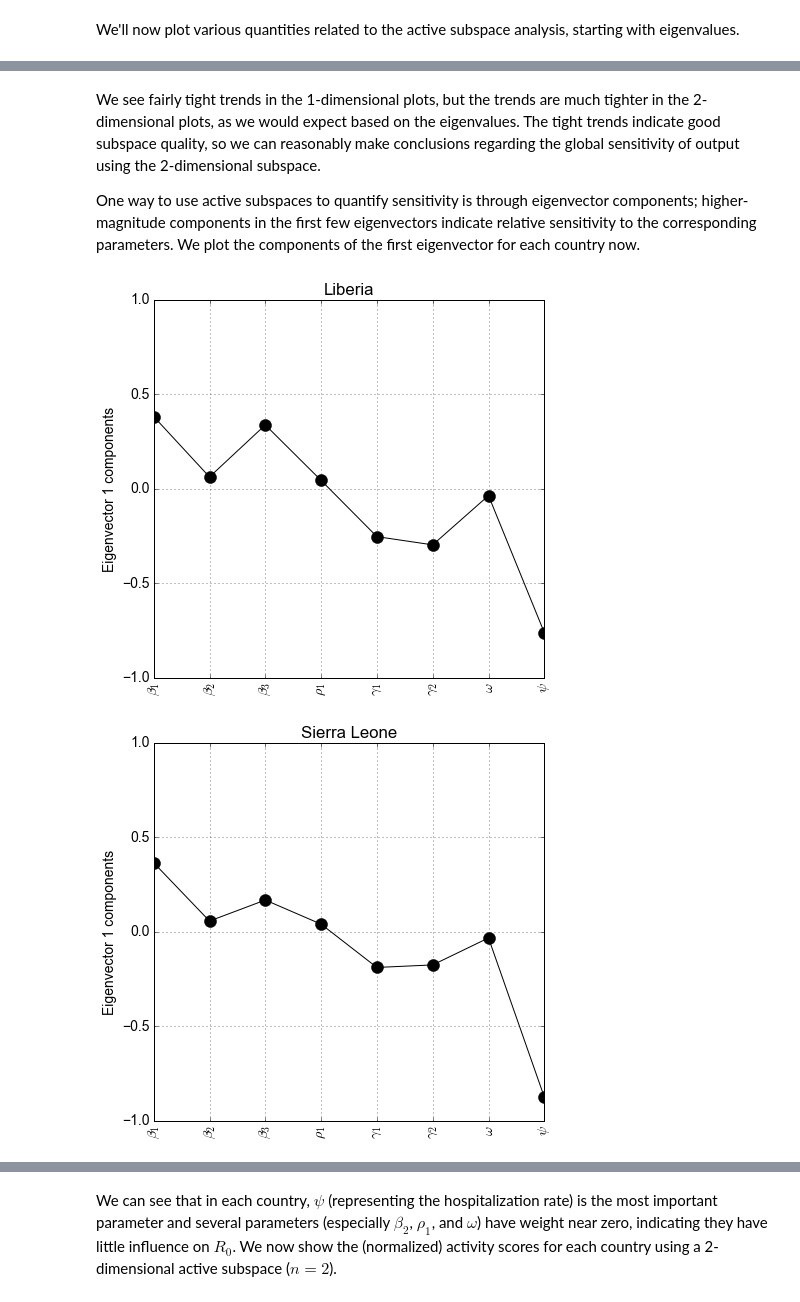
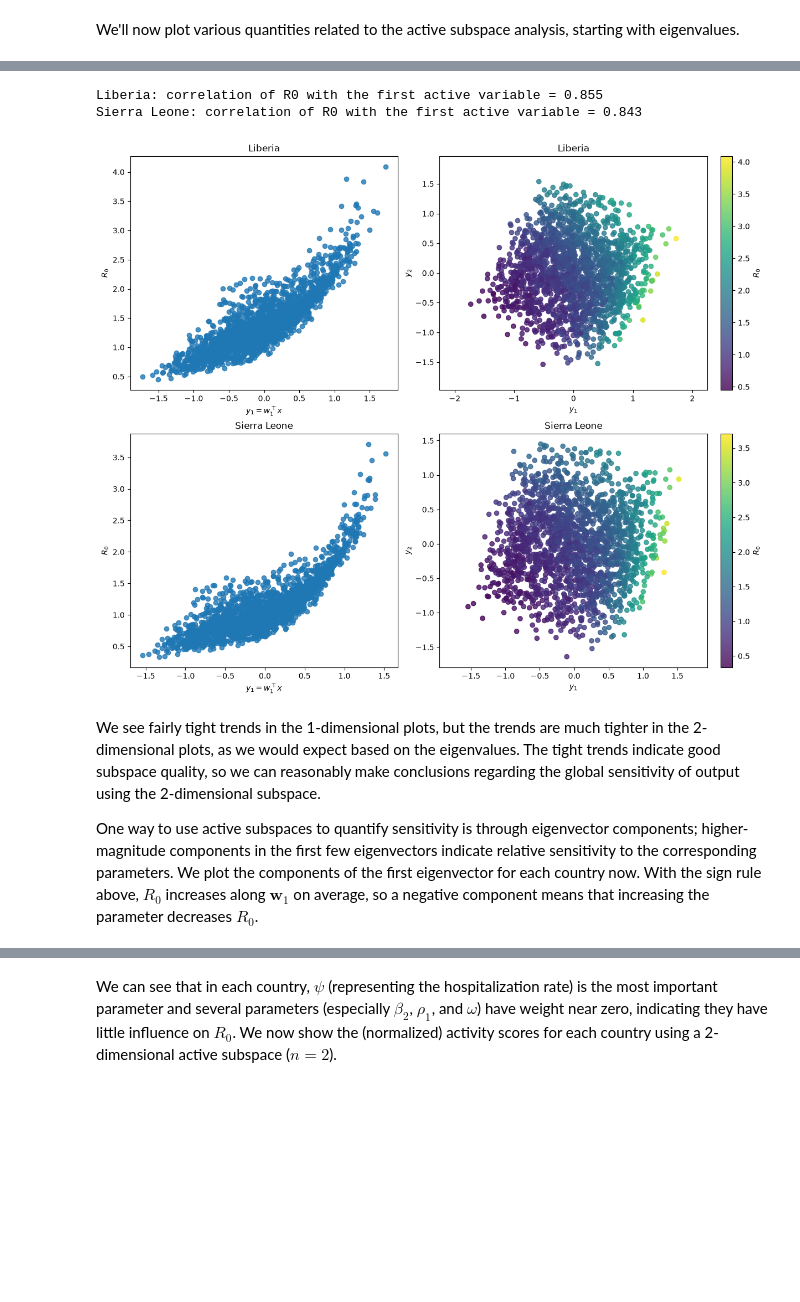
Before and after one commit to paulcon/as-data-sets, a Jupyter notebook: epidemiology_systems_biology/Ebola_SEIR/Ebola_SEIR.ipynb, the cells around one changed output, grey strips where cells are left out. Drawn from its saved outputs; the diff is of its cells as text; code cells hidden in the pictures; blank space fills up the shorter version.

```diff
--- a/epidemiology_systems_biology/Ebola_SEIR/Ebola_SEIR.ipynb
+++ b/epidemiology_systems_biology/Ebola_SEIR/Ebola_SEIR.ipynb
@@ -155,0 +137,14 @@ out_labels = ['Liberia', 'Sierra Leone']
+# %%
+for c in COUNTRIES:
+    print(f'{c}: R0 at the Table 2 values = {R0(FITTED[c]):.4f}')
+fig2c = FITTED['Sierra Leone'].copy()
+fig2c[[2, 3, 4]] = .0791, .766, .0510     # beta3, rho1, gamma1 as printed in Fig. 2c
+print(f'Sierra Leone: R0 at the Fig. 2c values = {R0(fig2c):.4f}')
+
+h = 1e-6
+for c in COUNTRIES:
+    x = spaces[c].sample(1, rng=rng)[0]
+    g = R0_grad(x)
+    fd = np.array([(R0(x + h*e) - R0(x - h*e)) / (2*h) for e in np.eye(8)])
+    print(f'{c}: max relative error of the gradient vs finite differences = '
+          f'{np.max(np.abs(fd - g) / np.abs(g)):.1e}')
@@ -228,11 +222,19 @@ ac.utils.plotters.sufficient_summary(xx.dot(W1_S), R_S, out_label=out_labels[1])
+# %%
+Xn = rng.uniform(-1, 1, (2000, 8))        # normalized points, mapped into each country's box
+fig, axes = plt.subplots(2, 2, figsize=(12, 10), layout='constrained')
+for row, c in zip(axes, COUNTRIES):
+    X = spaces[c].from_normalized(Xn)
+    for ax, dims in zip(row, (1, 2)):
+        ac.plotting.plot_sufficient_summary(sub[c], X=X, f=R0(X), dims=dims, qoi_label=r'$R_0$', ax=ax)
+        ax.set_title(c)
+    y1 = spaces[c].to_normalized(X) @ sub[c].W[:, 0]
+    print(f'{c}: correlation of R0 with the first active variable = {np.corrcoef(y1, R0(X))[0, 1]:.3f}')
+plt.show()
+# %% [output]
+Liberia: correlation of R0 with the first active variable = 0.855
+Sierra Leone: correlation of R0 with the first active variable = 0.843
+[figure, added]
 # %% [markdown]
 We see fairly tight trends in the 1-dimensional plots, but the trends are much tighter in the 2-dimensional plots, as we would expect based on the eigenvalues. The tight trends indicate good subspace quality, so we can reasonably make conclusions regarding the global sensitivity of output using the 2-dimensional subspace.
 
-One way to use active subspaces to quantify sensitivity is through eigenvector components; higher-magnitude components in the first few eigenvectors indicate relative sensitivity to the corresponding parameters. We plot the components of the first eigenvector for each country now.
+One way to use active subspaces to quantify sensitivity is through eigenvector components; higher-magnitude components in the first few eigenvectors indicate relative sensitivity to the corresponding parameters. We plot the components of the first eigenvector for each country now. With the sign rule above, $R_0$ increases along $\mathbf w_1$ on average, so a negative component means that increasing the parameter decreases $R_0$.
-# %%
-#Plot components of the first eigenvector for each country
-ac.utils.plotters.eigenvectors(W_L[:,0][:,None], in_labels=in_labels, out_label=out_labels[0])
-ac.utils.plotters.eigenvectors(W_S[:,0][:,None], in_labels=in_labels, out_label=out_labels[1])
-# %% [output]
-[figure, removed]
-[figure, removed]
```
Also changed, not shown: parts of 23 cells of this notebook, 2 other files.
